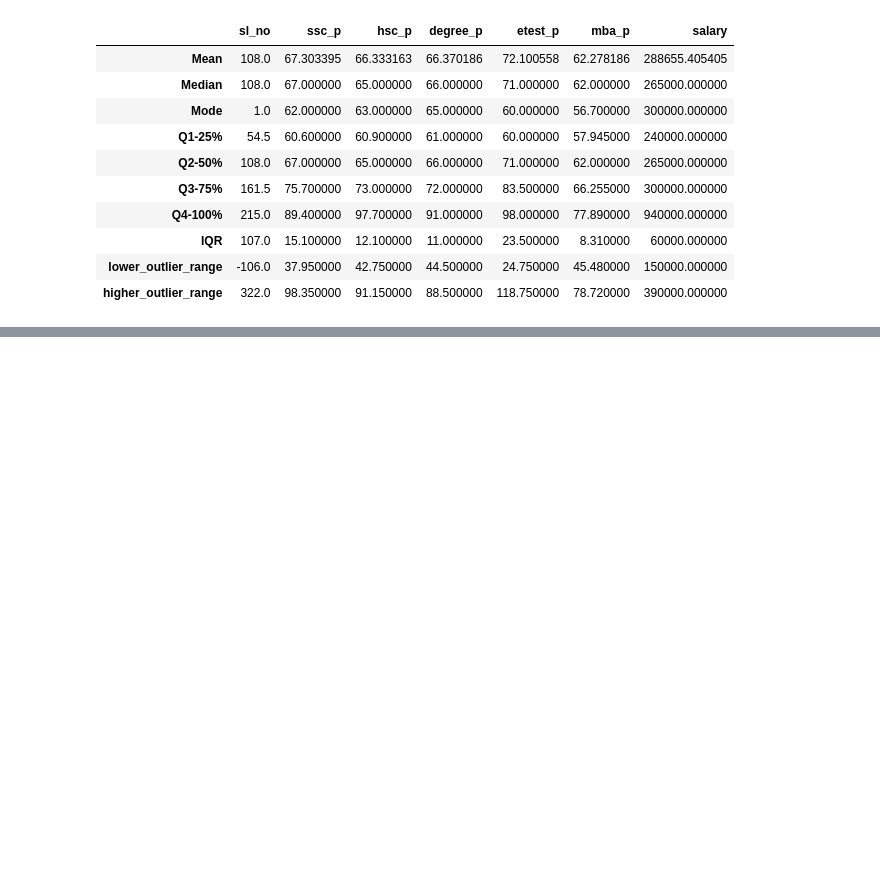
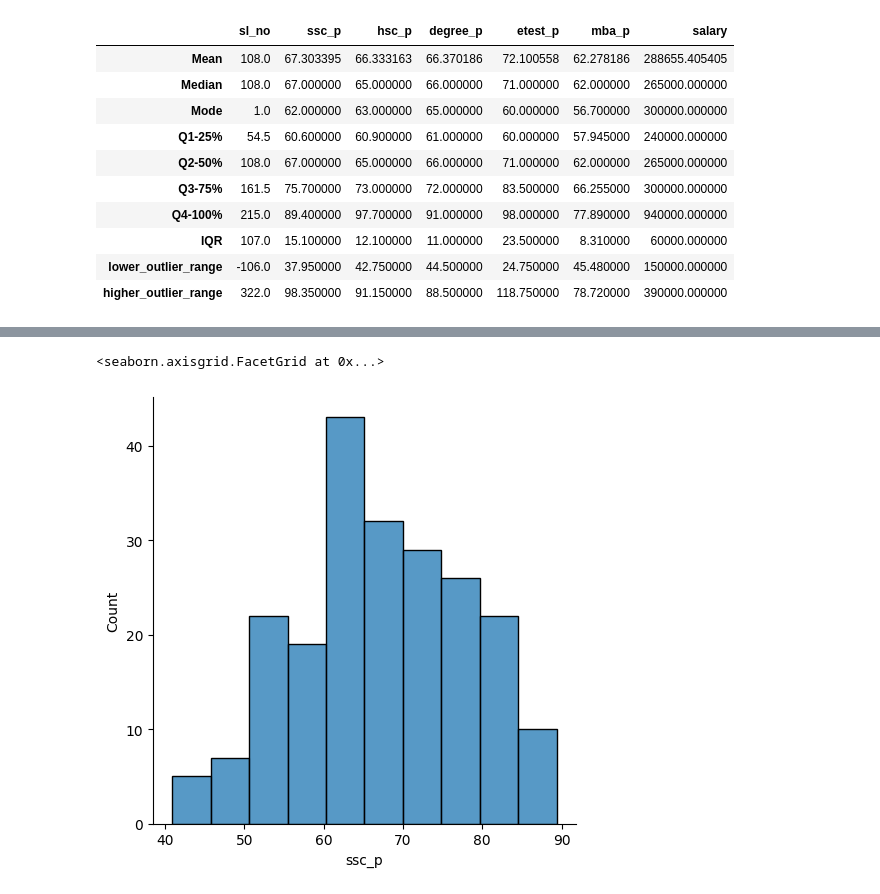
Before and after one commit to praveenronnie/Datascience, a Jupyter notebook: qual_quan.ipynb, the cells around one changed output, grey strips where cells are left out. Saved outputs shown, nothing was run; the diff lists cells and outputs as text; code cells hidden in the pictures; blank space fills up the shorter version.

```diff
--- a/qual_quan.ipynb
+++ b/qual_quan.ipynb
@@ -178,0 +283,7 @@ pd.DataFrame(calculations)
+# %%
+import seaborn as sns
+
+sns.displot(dataset['ssc_p'])
+# %% [output]
+<seaborn.axisgrid.FacetGrid at 0x...>
+[figure, added]
```
Also changed, not shown: parts of 13 cells of this notebook, 1 other file.
